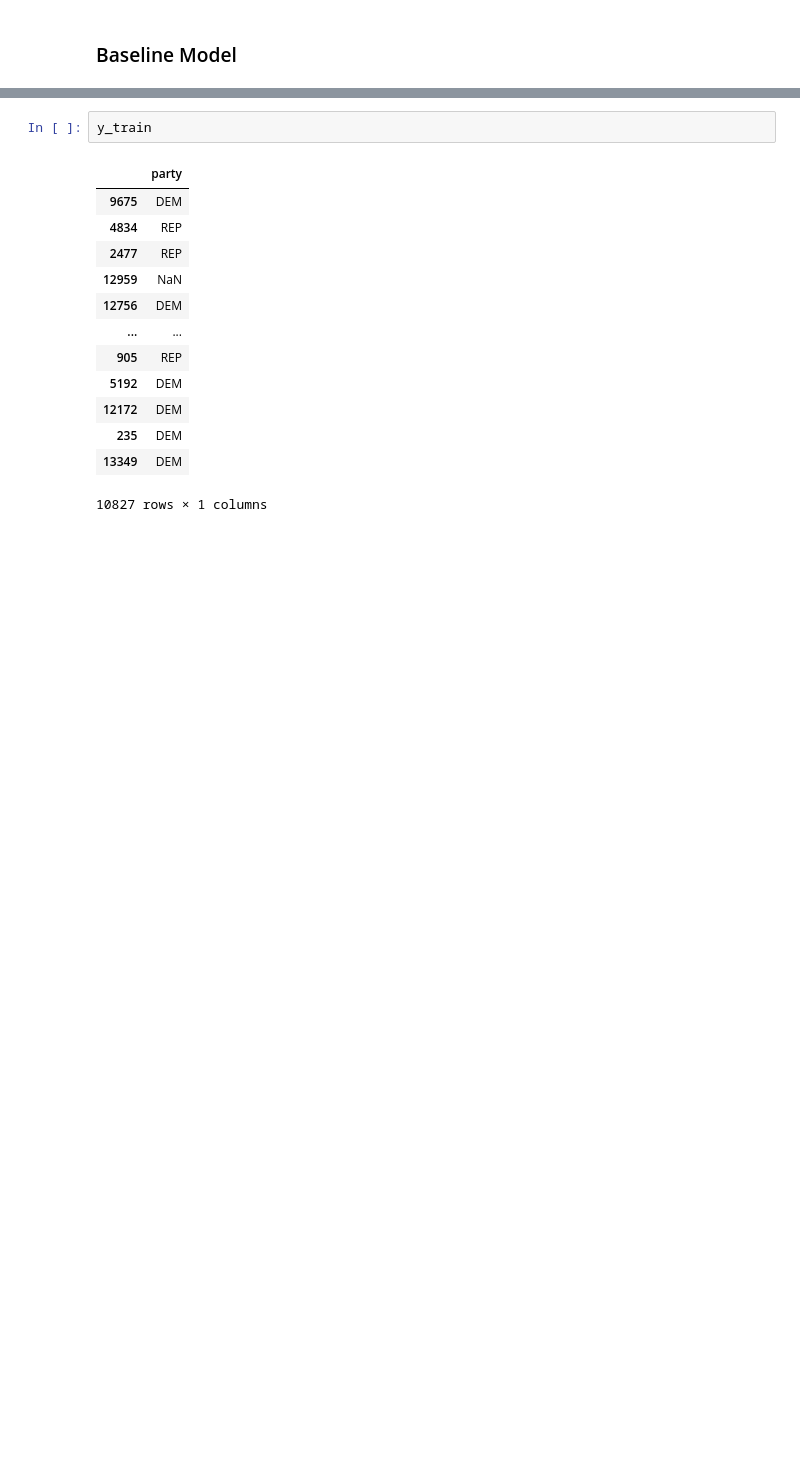
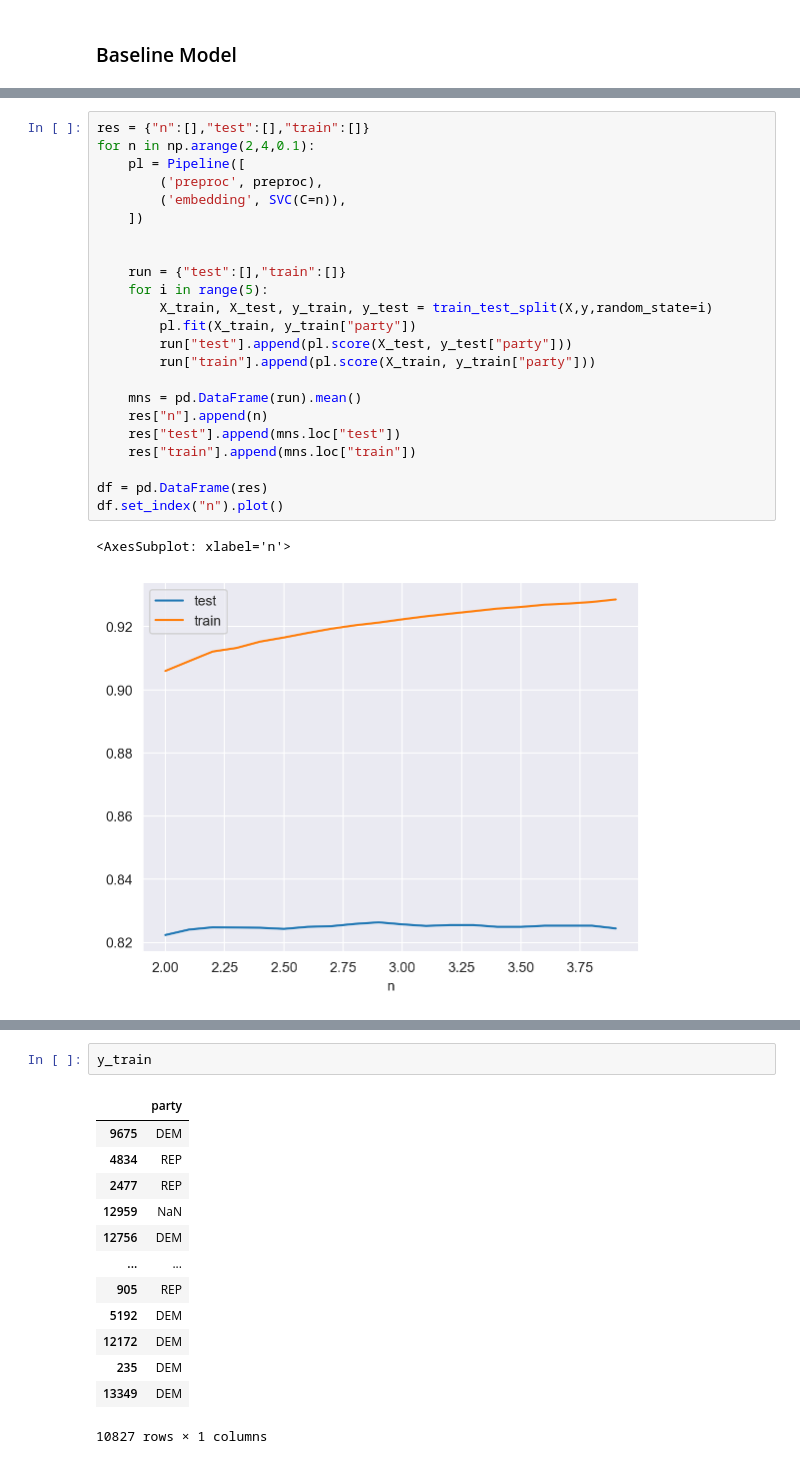
Before and after one commit to pemukl/dsc80-stock-prediction, a Jupyter notebook: stocks.ipynb, the cells around one changed output, grey strips where cells are left out. Cells and saved outputs as stored; diff of their text form; blank space fills up the shorter version.

```diff
--- a/stocks.ipynb
+++ b/stocks.ipynb
@@ -156,0 +201,26 @@ pd.Series(res).mean()
+# %%
+res = {"n":[],"test":[],"train":[]}
+for n in np.arange(2,4,0.1):
+    pl = Pipeline([
+        ('preproc', preproc),
+        ('embedding', SVC(C=n)),
+    ])
+
+
+    run = {"test":[],"train":[]}
+    for i in range(5):
+        X_train, X_test, y_train, y_test = train_test_split(X,y,random_state=i)
+        pl.fit(X_train, y_train["party"])
+        run["test"].append(pl.score(X_test, y_test["party"]))
+        run["train"].append(pl.score(X_train, y_train["party"]))
+
+    mns = pd.DataFrame(run).mean()
+    res["n"].append(n)
+    res["test"].append(mns.loc["test"])
+    res["train"].append(mns.loc["train"])
+
+df = pd.DataFrame(res)
+df.set_index("n").plot()
+# %% [output]
+<AxesSubplot: xlabel='n'>
+[figure, added]
```
Also changed, not shown: parts of 12 cells of this notebook.
